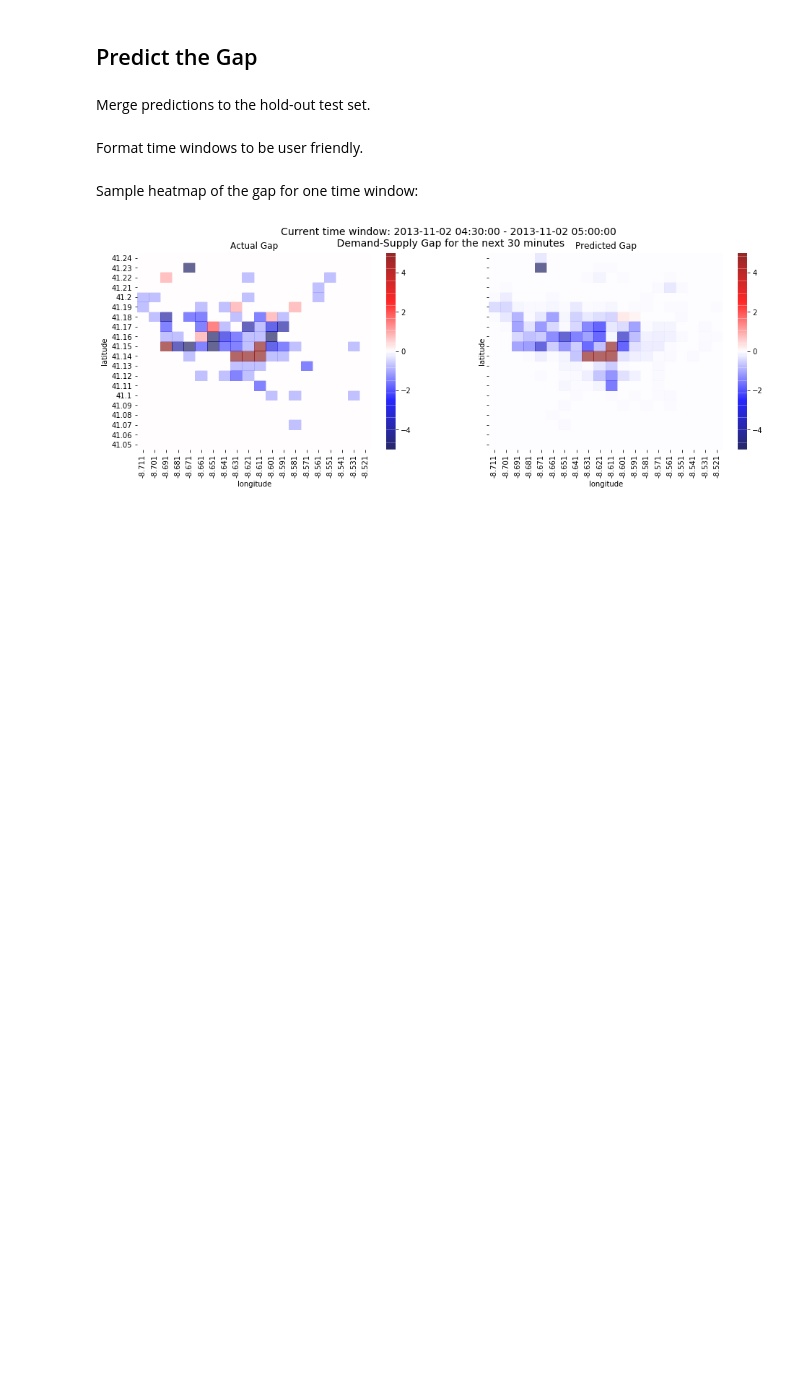
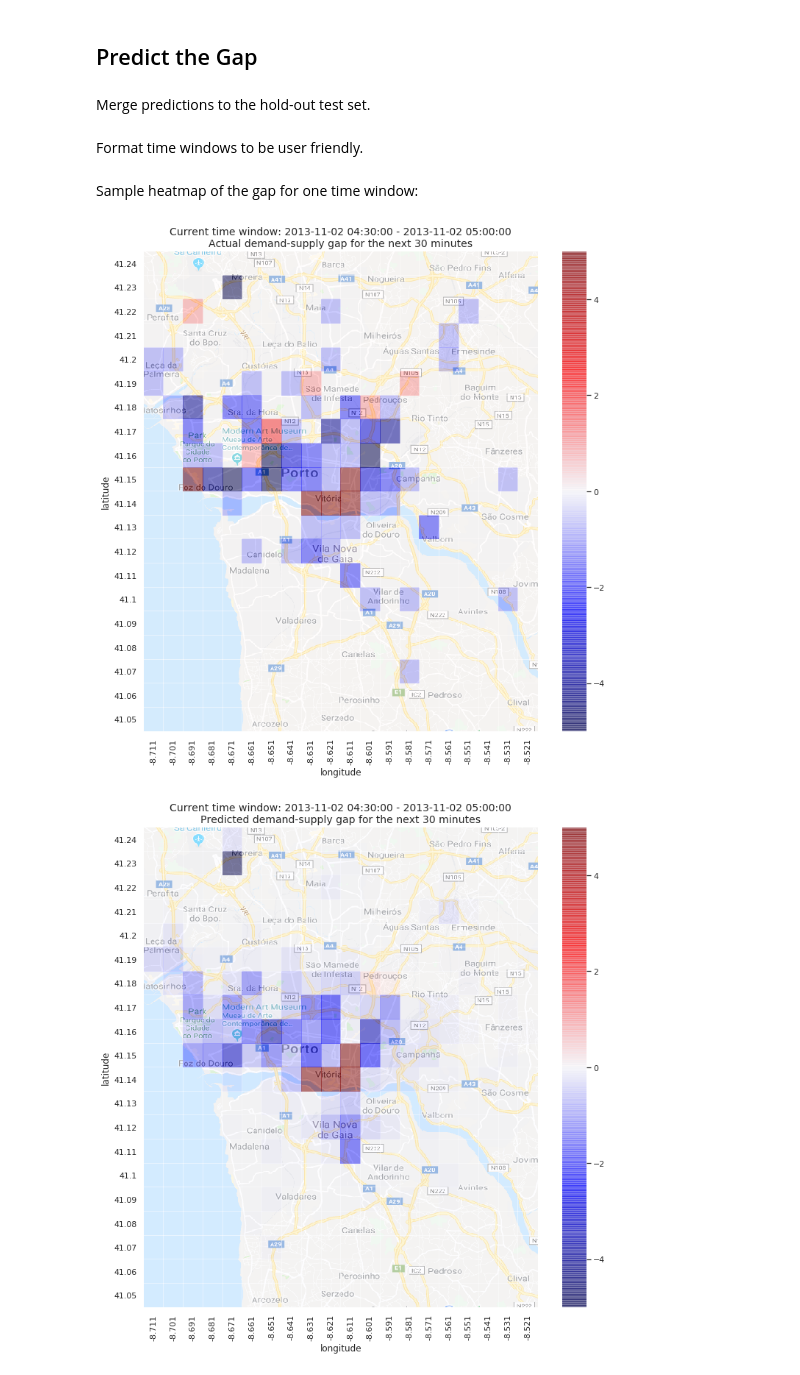
Before and after one commit to EnergizeStatistics/taxi-demand-supply-gap-prediction, a Jupyter notebook: train-predict.ipynb, the cells around one changed output. Saved outputs shown, nothing was run; the diff lists cells and outputs as text; code cells hidden in the pictures; blank space fills up the shorter version.

Commit message:
overlay on city map

```diff
--- a/train-predict.ipynb
+++ b/train-predict.ipynb
@@ -112,47 +112,69 @@ Sample heatmap of the gap for one time window:
 # %%
 t = 72
 
 time_window = 30
 
 lat_min, lat_max = 41.04961, 41.24961
 lon_min, lon_max = -8.71099, -8.51099
 
 # inverse-transform the time window to the starting date and time
 we, da, tw = np.asscalar(le.inverse_transform([t])).split('-')
 
 start_t = datetime.strptime('2013' + '-' + str(int(float(we))) + '-' + str(int(float(da))) + '-'
                       + str(int(float(tw) * time_window / 60)) + '-'
                       + str(int(float(tw) * time_window % 60)), "%Y-%W-%w-%H-%M")
 
 r = g[g['frame_le'] == t]
 
 real_forecast = r.groupby(by=['lon_localized', 'lat_localized'], as_index=False)['gap_forecast'].sum()
 pred = r.groupby(by=['lon_localized', 'lat_localized'], as_index=False)['gap_forecast_pred'].sum()
-# delta = r.groupby(by=['lon_localized', 'lat_localized'], as_index=False)['actual_prediction'].sum()
-
-#     im = image.imread('porto.png')
-fig, (ax1, ax2) = plt.subplots(ncols=2, sharey=True, figsize=(16,5))
-ax1.set_title("Actual Gap")
-ax2.set_title("Predicted Gap")
-
-fig.suptitle('Current time window: {} - {}\n Demand-Supply Gap for the next {} minutes'\
-             .format(start_t, start_t+timedelta(minutes=time_window), time_window), fontsize=14)
 
 real_forecast = real_forecast.pivot('lat_localized', 'lon_localized', 'gap_forecast')
 pred = pred.pivot('lat_localized', 'lon_localized', 'gap_forecast_pred')
-# deltaS = delta.pivot('lat_localized', 'lon_localized', 'actual_prediction')
 
-f1 = sns.heatmap(real_forecast, ax=ax1, vmin=-5, vmax=5, cmap='seismic', alpha=0.6)
-f2 = sns.heatmap(pred, ax=ax2, vmin=-5, vmax=5, cmap='seismic', alpha=0.6)
-f1.set_xticklabels(np.around(np.arange(lon_min, lon_max, 0.01), 3))
-f2.set_xticklabels(np.around(np.arange(lon_min, lon_max, 0.01), 3))
-f1.set_yticklabels(np.around(np.arange(lat_min, lat_max, 0.01), 3))
-f1.set_yticklabels(np.around(np.arange(lat_min, lat_max, 0.01), 3))
+# overlay heatmap on city map
+im = image.imread('porto.png')
+
+fig1, ax1 = plt.subplots(figsize=(12,12))
+
+f1 = sns.heatmap(real_forecast, ax=ax1, vmin=-5, vmax=5, cmap='seismic', alpha=0.5, zorder=2)
+
+f1.set_title('Current time window: {} - {}\nActual demand-supply gap for the next {} minutes'\
+             .format(start_t, start_t+timedelta(minutes=time_window), time_window), fontsize=14)
+
+f1.set_xticklabels(np.around(np.arange(lon_min, lon_max, 0.01), 3), rotation=90)
+f1.set_yticklabels(np.around(np.arange(lat_min, lat_max, 0.01), 3), rotation=0)
 f1.set(xlabel='longitude', ylabel='latitude')
+f1.invert_yaxis()
+
+# heatmap uses pcolormesh instead of imshow, so we can't pass through
+# extent as a kwarg, so we can't match the heatmap to the map. Instead,
+# match the map to the heatmap:
+
+f1.imshow(im, aspect = f1.get_aspect(),
+          extent = f1.get_xlim() + f1.get_ylim(),
+          zorder = 1) # map under the heatmap
+
+plt.show()
+
+fig2, ax2 = plt.subplots(figsize=(12,12))
+
+f2 = sns.heatmap(pred, ax=ax2, vmin=-5, vmax=5, cmap='seismic', alpha=0.5, zorder=2)
+
+f2.set_title('Current time window: {} - {}\nPredicted demand-supply gap for the next {} minutes'\
+             .format(start_t, start_t+timedelta(minutes=time_window), time_window), fontsize=14)
+
+f2.set_xticklabels(np.around(np.arange(lon_min, lon_max, 0.01), 3), rotation=90)
+f2.set_yticklabels(np.around(np.arange(lat_min, lat_max, 0.01), 3), rotation=0)
 f2.set(xlabel='longitude', ylabel='latitude')
 f2.invert_yaxis()
 
+f2.imshow(im, aspect = f2.get_aspect(),
+          extent = f2.get_xlim() + f2.get_ylim(),
+          zorder = 1) # map under the heatmap
+
 plt.show()
 # %% [output]
-[figure, old version]
+[figure, new version]
+[figure, added]
 # %% [markdown]
```
Also changed, not shown: parts of 2 cells of this notebook, 4 other files.
